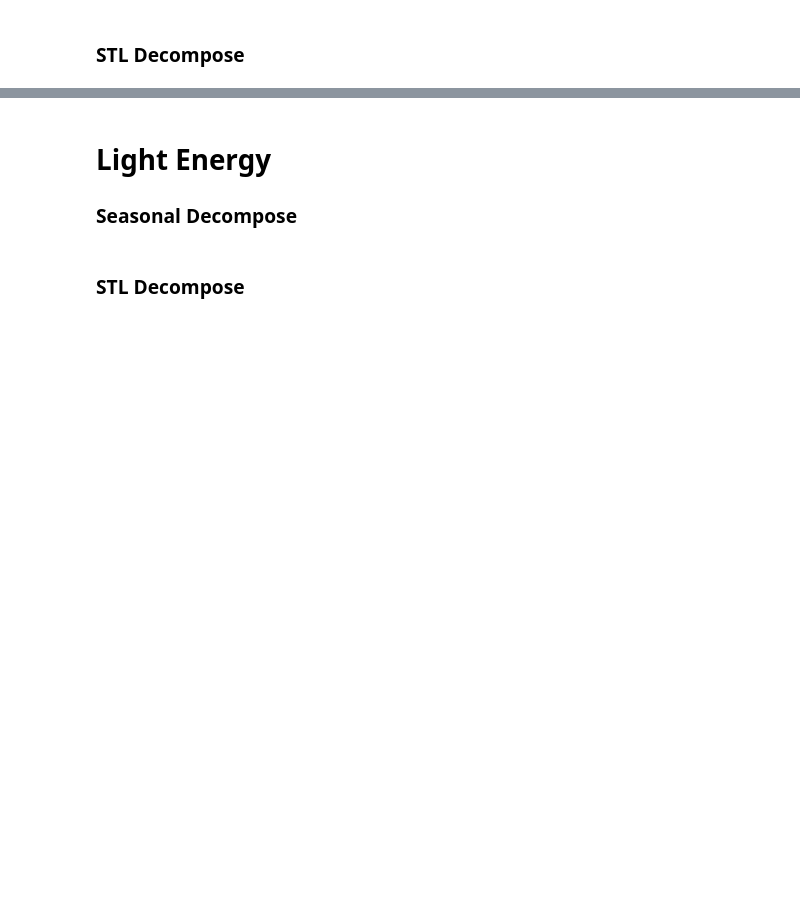
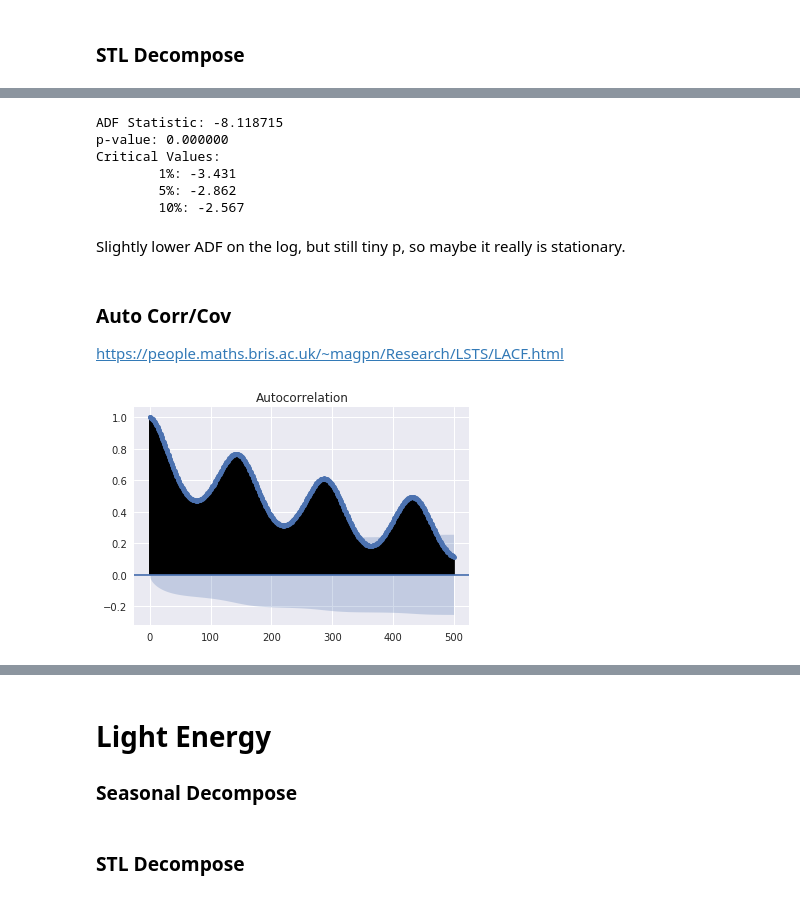
Before and after one commit to npendicott/energy-exploration, a Jupyter notebook: 2_using_lib.ipynb, the cells around one changed output, grey strips where cells are left out. Saved outputs shown, nothing was run; the diff lists cells and outputs as text; code cells hidden in the pictures; blank space fills up the shorter version.

```diff
--- a/2_using_lib.ipynb
+++ b/2_using_lib.ipynb
@@ -327,0 +509,19 @@ print(residuals.describe())
+# %%
+result = sample.stationality(series)
+# %% [output]
+ADF Statistic: -8.118715
+p-value: 0.000000
+Critical Values:
+        1%: -3.431
+        5%: -2.862
+        10%: -2.567
+# %% [markdown]
+Slightly lower ADF on the log, but still tiny p, so maybe it really is stationary.
+# %% [markdown]
+### Auto Corr/Cov
+https://people.maths.bris.ac.uk/~magpn/Research/LSTS/LACF.html
+# %%
+plot_acf(sample.base[series], lags=500)
+pyplot.show()
+# %% [output]
+[figure, added]
```
Also changed, not shown: parts of 55 cells of this notebook, 6 other files.
